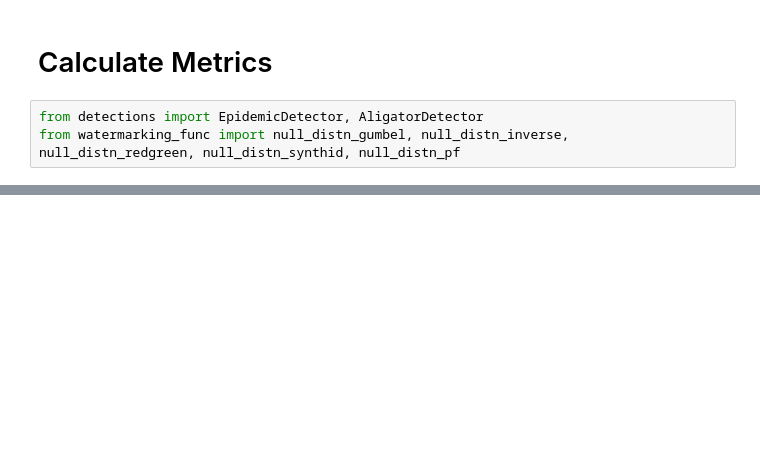
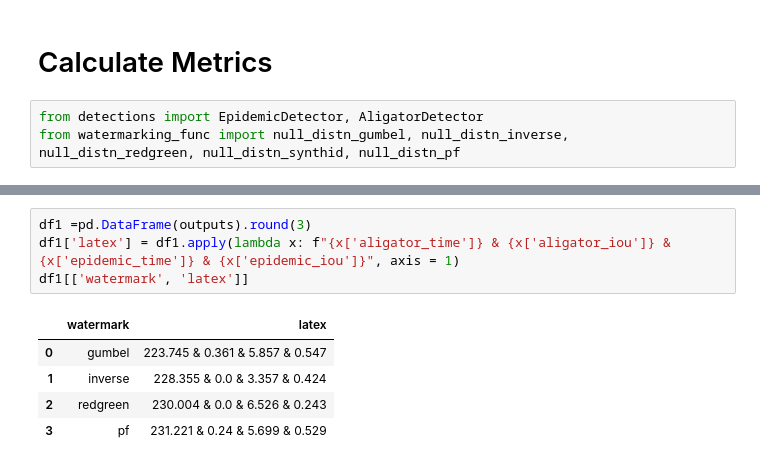
Before and after one commit to subroy13/WISER, a Jupyter notebook: scripts/wm_detection_v2.ipynb, the cells around one changed output, grey strips where cells are left out. Saved outputs shown, nothing was run; the diff lists cells and outputs as text; blank space fills up the shorter version.

```diff
--- a/scripts/wm_detection_v2.ipynb
+++ b/scripts/wm_detection_v2.ipynb
@@ -218,0 +284,10 @@ max      0.920455
+# %%
+df1 =pd.DataFrame(outputs).round(3)
+df1['latex'] = df1.apply(lambda x: f"{x['aligator_time']} & {x['aligator_iou']} & {x['epidemic_time']} & {x['epidemic_iou']}", axis = 1)
+df1[['watermark', 'latex']]
+# %% [output]
+|  | watermark | latex |
+| 0 | gumbel | 223.745 & 0.361 & 5.857 & 0.547 |
+| 1 | inverse | 228.355 & 0.0 & 3.357 & 0.424 |
+| 2 | redgreen | 230.004 & 0.0 & 6.526 & 0.243 |
+| 3 | pf | 231.221 & 0.24 & 5.699 & 0.529 |
```
Also changed, not shown: parts of 6 cells of this notebook, 12 other files.
